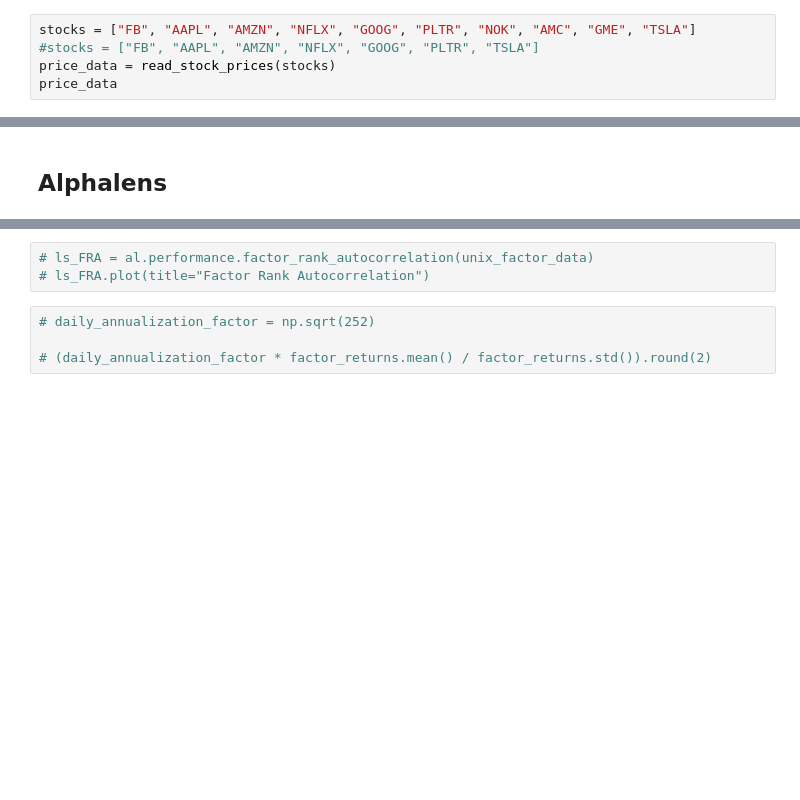
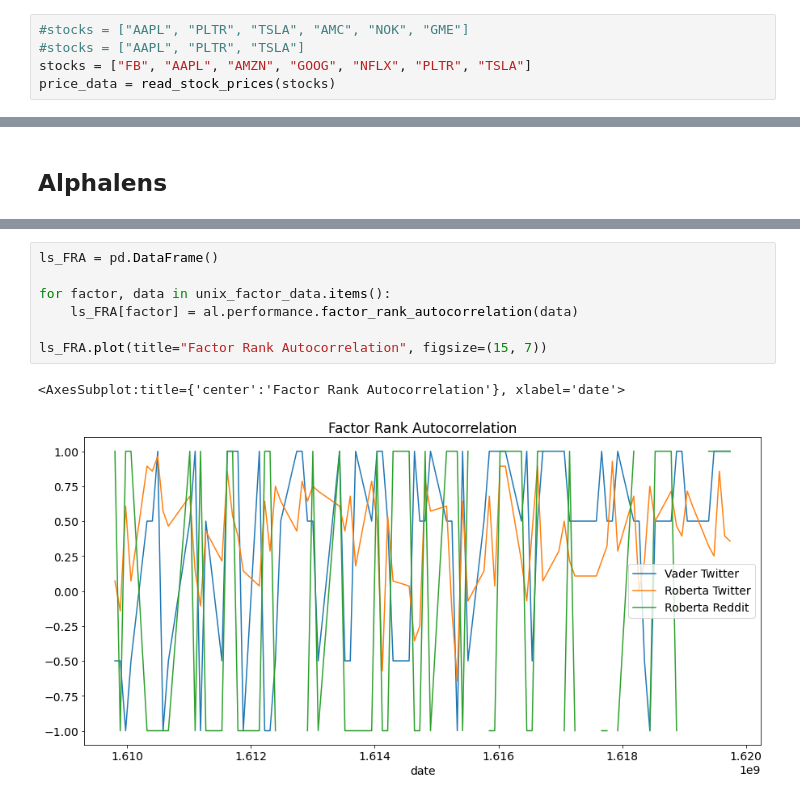
Before and after one commit to rometaidla/flash-boys, a Jupyter notebook: alphalens.ipynb, the cells around one changed output, grey strips where cells are left out. Saved outputs shown, nothing was run; the diff lists cells and outputs as text; blank space fills up the shorter version.

```diff
--- a/alphalens.ipynb
+++ b/alphalens.ipynb
@@ -55,5 +60,5 @@ roberta_df
 # %%
-stocks = ["FB", "AAPL", "AMZN", "NFLX", "GOOG", "PLTR", "NOK", "AMC", "GME", "TSLA"]
-#stocks = ["FB", "AAPL", "AMZN", "NFLX", "GOOG", "PLTR", "TSLA"]
+#stocks = ["AAPL", "PLTR", "TSLA", "AMC", "NOK", "GME"]
+#stocks = ["AAPL", "PLTR", "TSLA"]
+stocks = ["FB", "AAPL", "AMZN", "GOOG", "NFLX", "PLTR", "TSLA"]
 price_data = read_stock_prices(stocks)
-price_data
@@ -163,7 +169,10 @@ plt.legend(["Vader", "Roberta"])
 # %%
-# ls_FRA = al.performance.factor_rank_autocorrelation(unix_factor_data)
-# ls_FRA.plot(title="Factor Rank Autocorrelation")
+ls_FRA = pd.DataFrame()
+
+for factor, data in unix_factor_data.items():
+    ls_FRA[factor] = al.performance.factor_rank_autocorrelation(data)
+
+ls_FRA.plot(title="Factor Rank Autocorrelation", figsize=(15, 7))
+# %% [output]
+<AxesSubplot:title={'center':'Factor Rank Autocorrelation'}, xlabel='date'>
+[figure, added]
-# %%
-# daily_annualization_factor = np.sqrt(252)
-
-# (daily_annualization_factor * factor_returns.mean() / factor_returns.std()).round(2)
```
Also changed, not shown: parts of 30 cells of this notebook, 2 other files.
